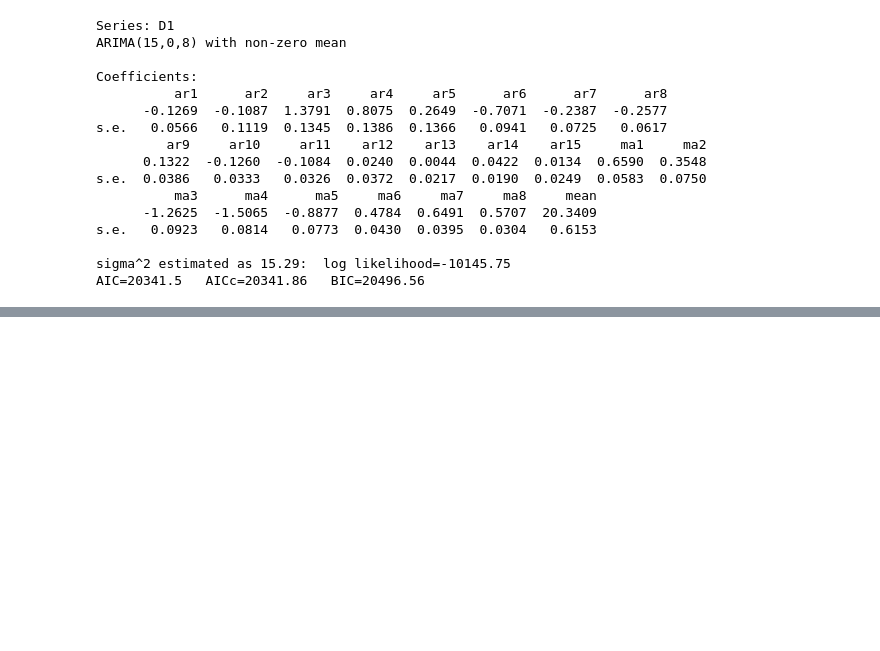
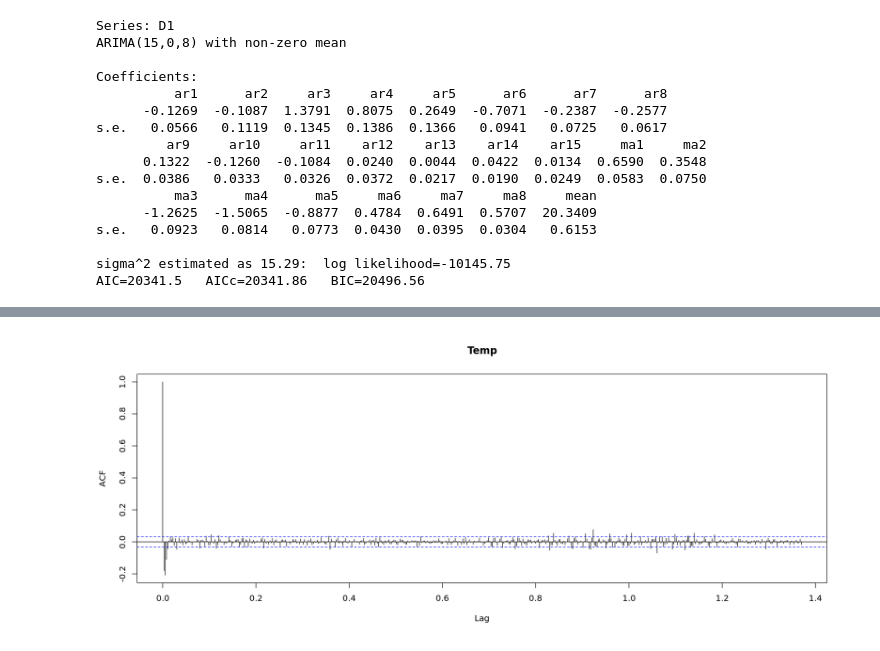
Before and after one commit to EricMaibach/TimeSeries, a Jupyter notebook: FinalProject.ipynb, the cells around one changed output, grey strips where cells are left out. Cells and saved outputs as stored; diff of their text form; code cells hidden in the pictures; blank space fills up the shorter version.

```diff
--- a/FinalProject.ipynb
+++ b/FinalProject.ipynb
@@ -160,0 +185,5 @@ AIC=20341.5   AICc=20341.86   BIC=20496.56
+# %%
+options(repr.plot.width=15, repr.plot.height=6)
+acf(DD1, lag.max = 500)
+# %% [output]
+[figure, added]
```
Also changed, not shown: parts of 8 cells of this notebook.
